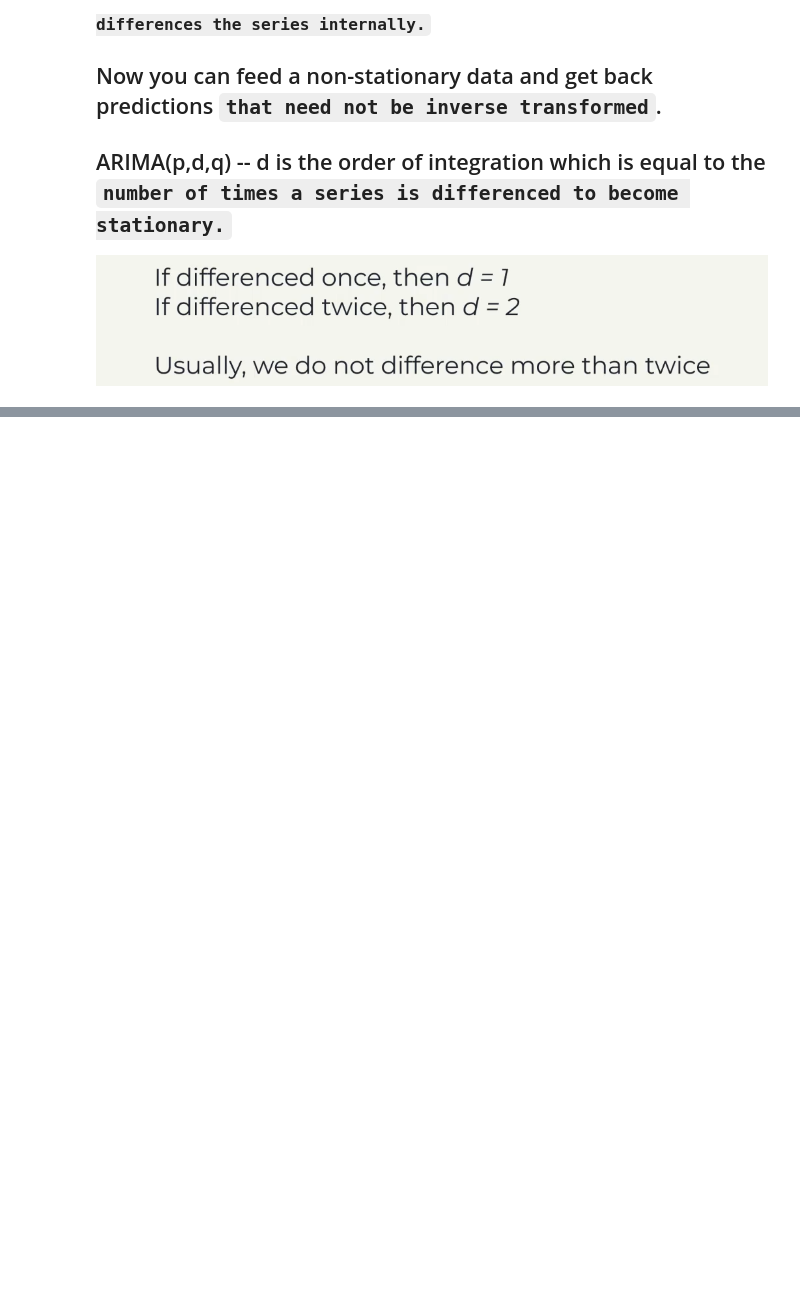
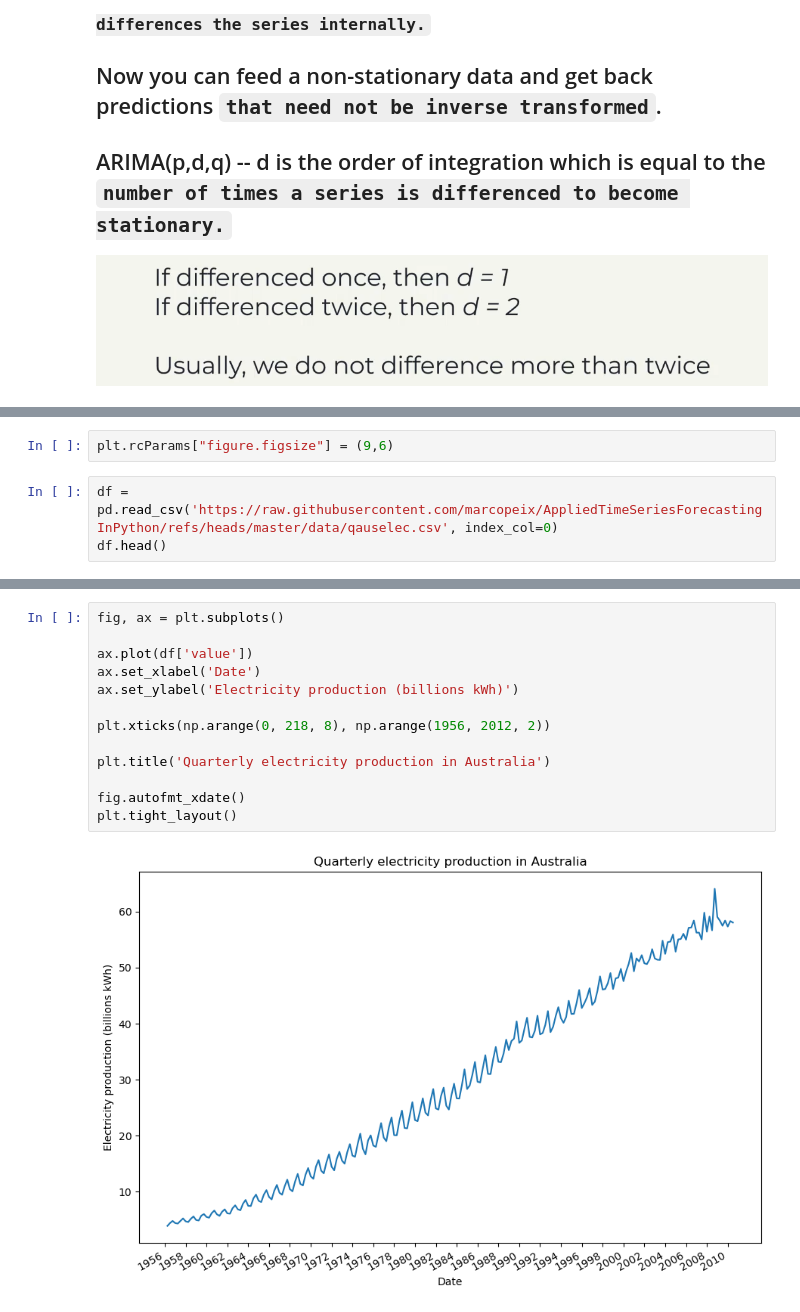
Before and after one commit to tharani001/TimeSeriesForecasting, a Jupyter notebook: ARIMA-forecasting/ARIMA-Model.ipynb, the cells around one changed output, grey strips where cells are left out. Drawn from its saved outputs; the diff is of its cells as text; blank space fills up the shorter version.

```diff
--- a/ARIMA-forecasting/ARIMA-Model.ipynb
+++ b/ARIMA-forecasting/ARIMA-Model.ipynb
@@ -12,0 +29,5 @@
+# %%
+plt.rcParams["figure.figsize"] = (9,6)
+# %%
+df = pd.read_csv('https://raw.githubusercontent.com/marcopeix/AppliedTimeSeriesForecastingInPython/refs/heads/master/data/qauselec.csv', index_col=0)
+df.head()
@@ -12,0 +41,15 @@
+# %%
+fig, ax = plt.subplots()
+
+ax.plot(df['value'])
+ax.set_xlabel('Date')
+ax.set_ylabel('Electricity production (billions kWh)')
+
+plt.xticks(np.arange(0, 218, 8), np.arange(1956, 2012, 2))
+
+plt.title('Quarterly electricity production in Australia')
+
+fig.autofmt_xdate()
+plt.tight_layout()
+# %% [output]
+[figure, added]
```
Also changed, not shown: parts of 19 cells of this notebook.
